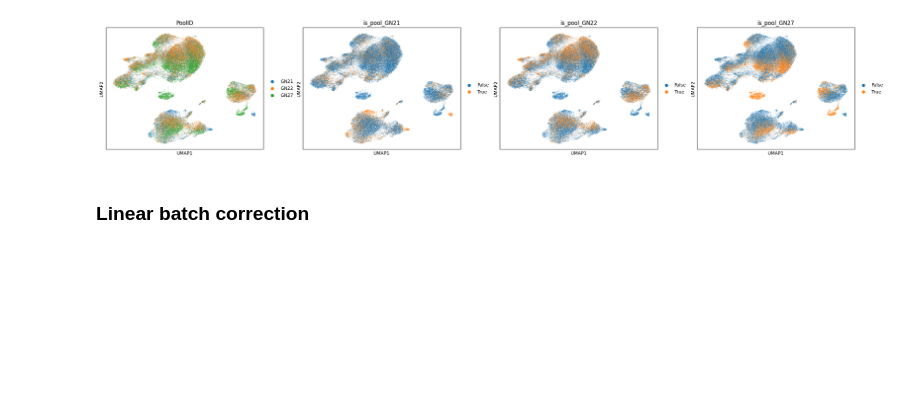
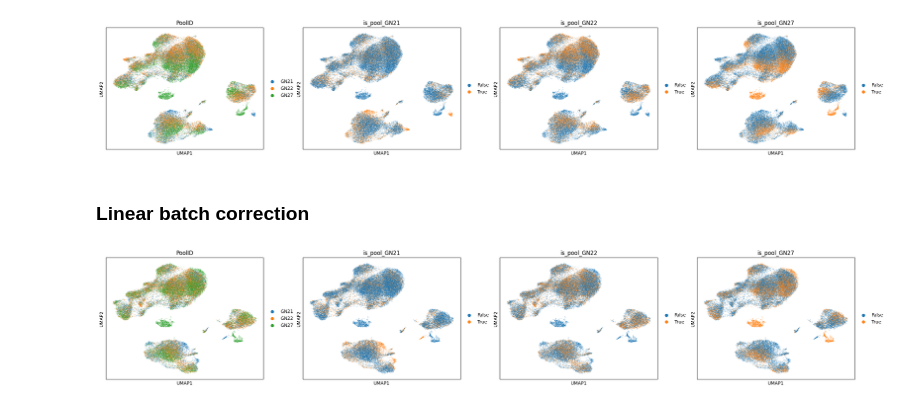
Before and after one commit to mincheoly/sicca_hackathon_2023, a Jupyter notebook: Task 1 - linear batch correction.ipynb, the cells around one changed output. Cells and saved outputs as stored; diff of their text form; code cells hidden in the pictures; blank space fills up the shorter version.

```diff
--- a/Task 1 - linear batch correction.ipynb
+++ b/Task 1 - linear batch correction.ipynb
@@ -55,0 +64,7 @@ sc.pp.regress_out(adata, ['PoolID'])
+# %%
+for pool in adata.obs['PoolID'].drop_duplicates():
+    adata.obs[f'is_pool_{pool}'] = (adata.obs['PoolID'] == pool).astype('category')
+# %%
+sc.pl.umap(adata, color=['PoolID', 'is_pool_GN21', 'is_pool_GN22', 'is_pool_GN27'])
+# %% [output]
+[figure, added]
```
Also changed, not shown: parts of 7 cells of this notebook, 1 other file.
